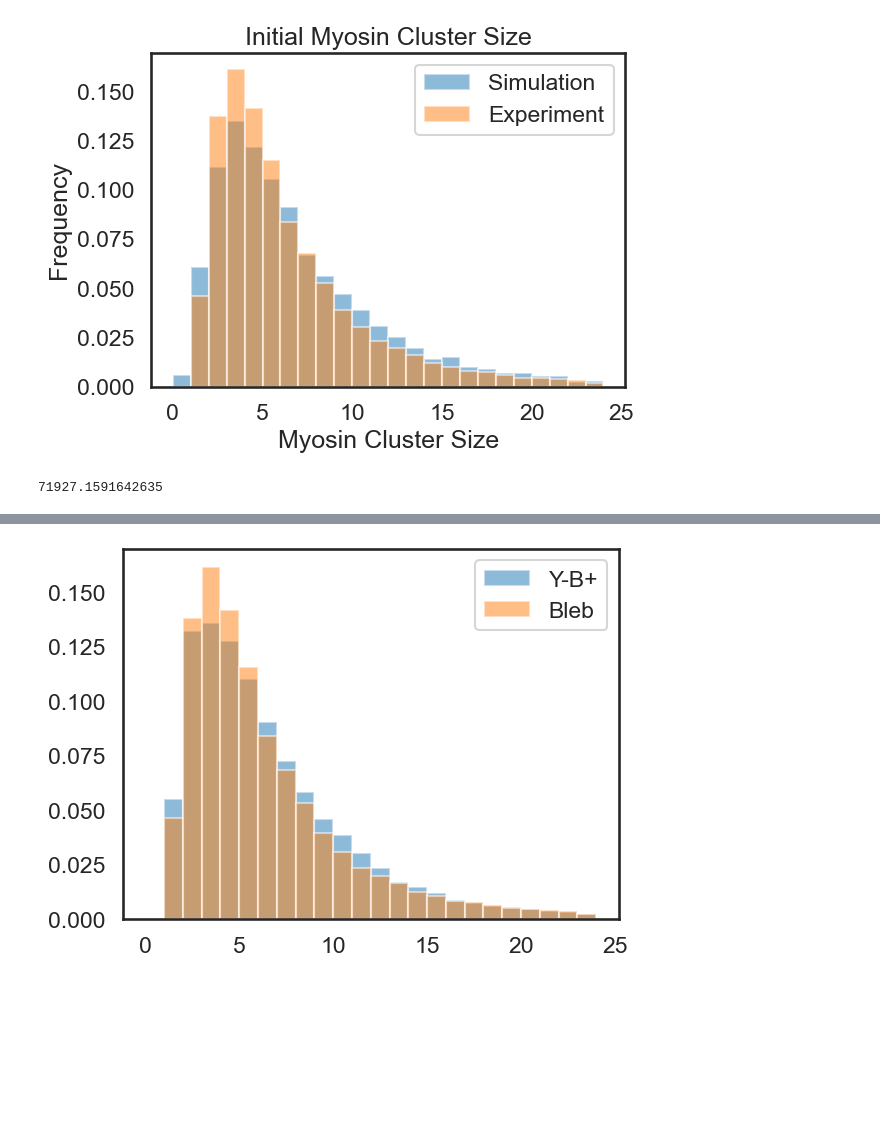
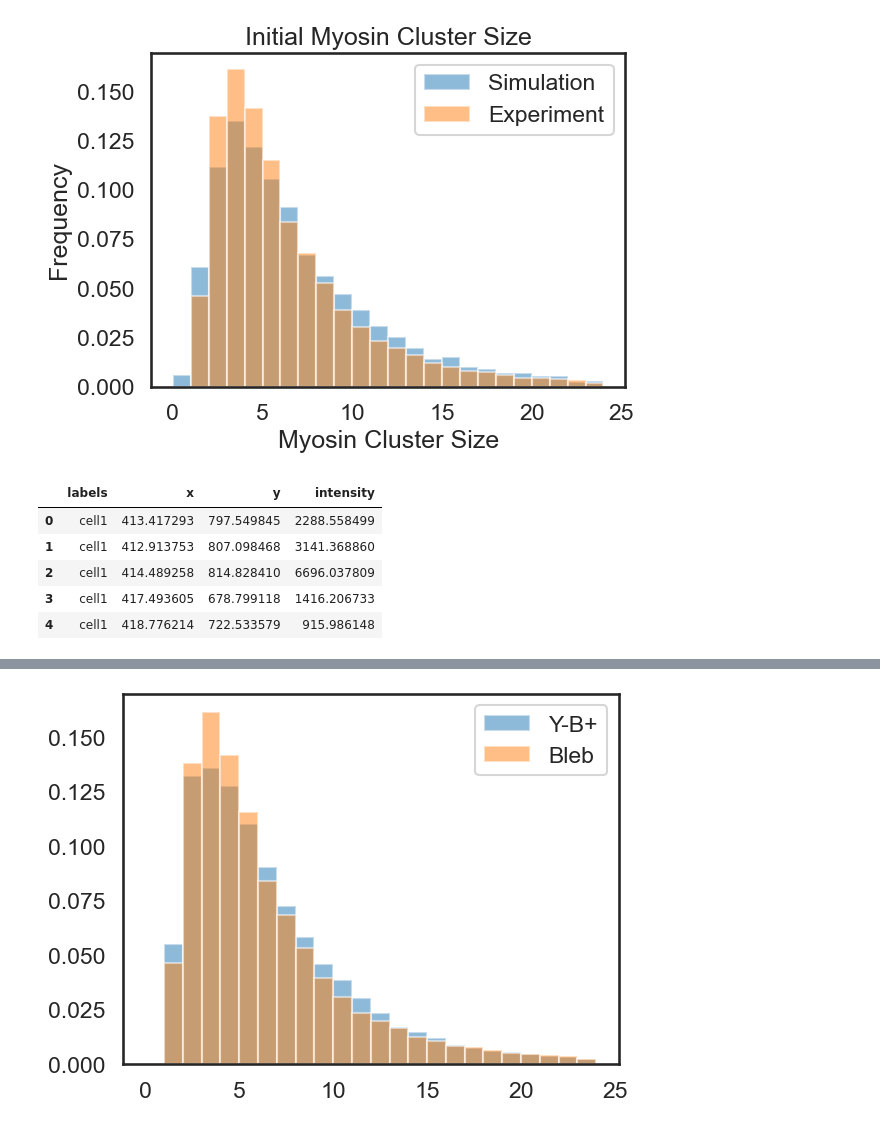
Before and after one commit to WHChou/Myosin-cluster-simulation, a Jupyter notebook: MyosinBinding_v2.ipynb, the cells around one changed output, grey strips where cells are left out. Cells and saved outputs as stored; diff of their text form; code cells hidden in the pictures; blank space fills up the shorter version.

```diff
--- a/MyosinBinding_v2.ipynb
+++ b/MyosinBinding_v2.ipynb
@@ -656,7 +656,13 @@ plt.tight_layout()
 #plt.savefig('Initial cluster size_bleb.png')
 # %% [output]
 [figure]
-# %%
-print(np.sum(lognormNum2))
-# %% [output]
-71927.1591642635
+# %%
+allPointDataYoutBout = pd.read_csv('allPointData_YoutBout.csv')
+allPointDataYoutBout.head()
+# %% [output]
+|  | labels | x | y | intensity |
+| 0 | cell1 | 413.417293 | 797.549845 | 2288.558499 |
+| 1 | cell1 | 412.913753 | 807.098468 | 3141.368860 |
+| 2 | cell1 | 414.489258 | 814.828410 | 6696.037809 |
+| 3 | cell1 | 417.493605 | 678.799118 | 1416.206733 |
+| 4 | cell1 | 418.776214 | 722.533579 | 915.986148 |
```
Also changed, not shown: parts of 6 cells of this notebook.
